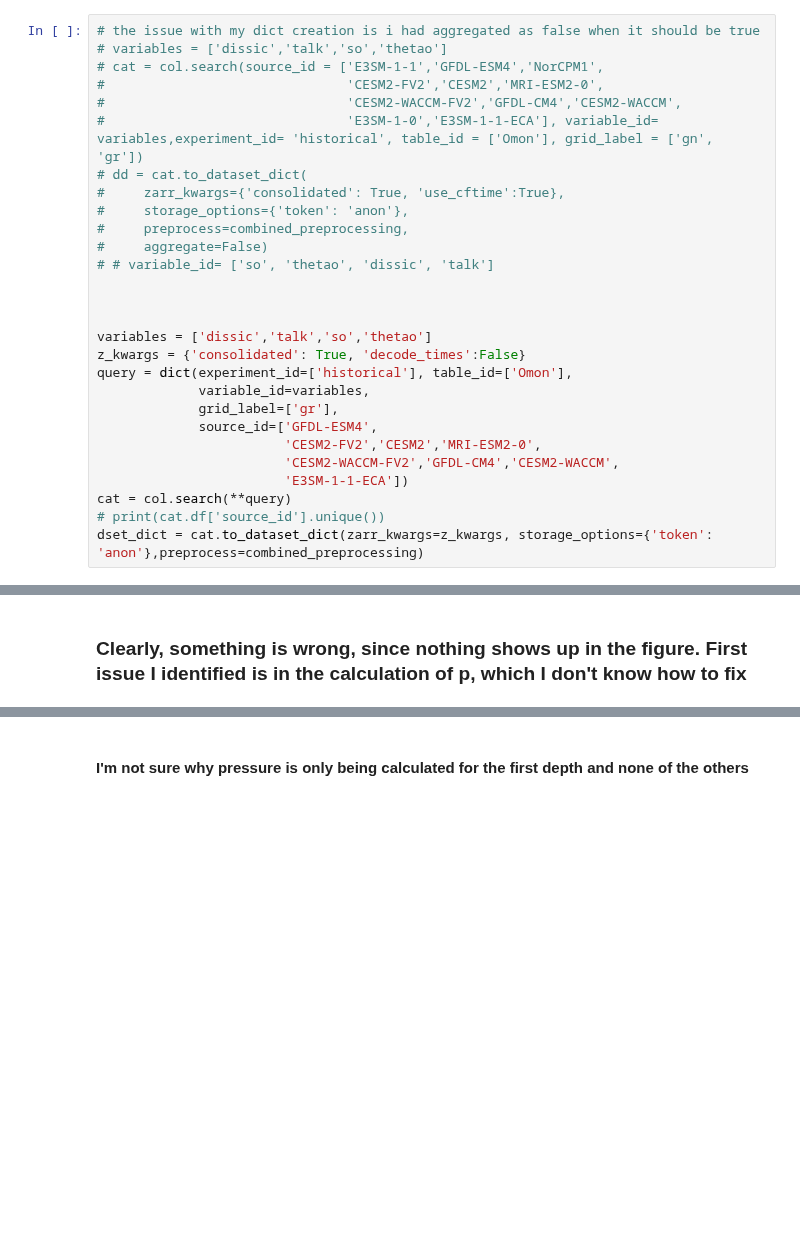
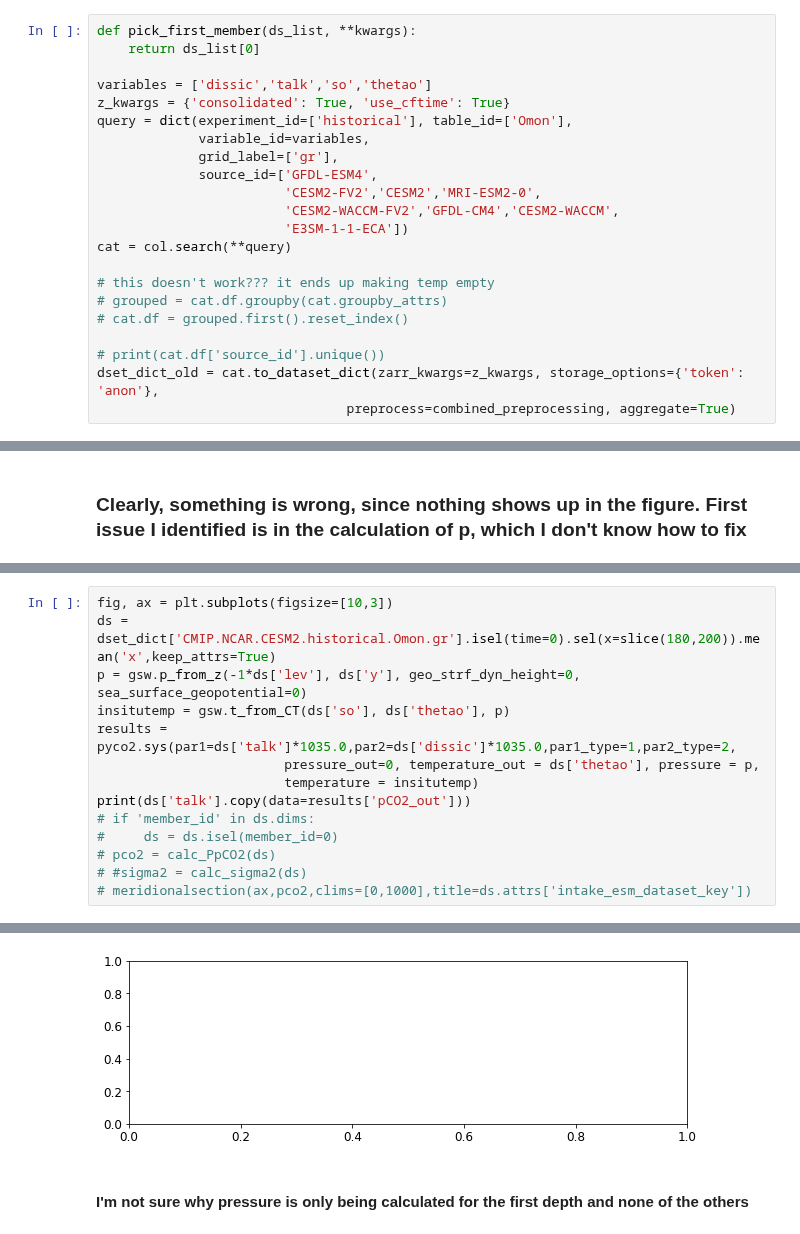
Before and after one commit to gmacgilchrist/seniorthesis, a Jupyter notebook: notebooks/pco2_calc.ipynb, the cells around one changed output, grey strips where cells are left out. Saved outputs shown, nothing was run; the diff lists cells and outputs as text; blank space fills up the shorter version.

```diff
--- a/notebooks/pco2_calc.ipynb
+++ b/notebooks/pco2_calc.ipynb
@@ -17,23 +20,11 @@ warnings.filterwarnings("ignore")
 # %%
 col = intake.open_esm_datastore("https://storage.googleapis.com/cmip6/pangeo-cmip6.json")
 # %%
-# the issue with my dict creation is i had aggregated as false when it should be true
-# variables = ['dissic','talk','so','thetao']
-# cat = col.search(source_id = ['E3SM-1-1','GFDL-ESM4','NorCPM1',
-#                               'CESM2-FV2','CESM2','MRI-ESM2-0',
-#                               'CESM2-WACCM-FV2','GFDL-CM4','CESM2-WACCM',
-#                               'E3SM-1-0','E3SM-1-1-ECA'], variable_id= variables,experiment_id= 'historical', table_id = ['Omon'], grid_label = ['gn', 'gr'])
-# dd = cat.to_dataset_dict(
-#     zarr_kwargs={'consolidated': True, 'use_cftime':True},
-#     storage_options={'token': 'anon'},
-#     preprocess=combined_preprocessing,
-#     aggregate=False)
-# # variable_id= ['so', 'thetao', 'dissic', 'talk']
-
-
+def pick_first_member(ds_list, **kwargs):
+    return ds_list[0]
 
 variables = ['dissic','talk','so','thetao']
-z_kwargs = {'consolidated': True, 'decode_times':False}
+z_kwargs = {'consolidated': True, 'use_cftime': True}
 query = dict(experiment_id=['historical'], table_id=['Omon'],
              variable_id=variables,
              grid_label=['gr'],
@@ -42,8 +33,14 @@ query = dict(experiment_id=['historical'], table_id=['Omon'],
                         'CESM2-WACCM-FV2','GFDL-CM4','CESM2-WACCM',
                         'E3SM-1-1-ECA'])
 cat = col.search(**query)
+
+# this doesn't work??? it ends up making temp empty
+# grouped = cat.df.groupby(cat.groupby_attrs)
+# cat.df = grouped.first().reset_index()
+
 # print(cat.df['source_id'].unique())
-dset_dict = cat.to_dataset_dict(zarr_kwargs=z_kwargs, storage_options={'token': 'anon'},preprocess=combined_preprocessing)
+dset_dict_old = cat.to_dataset_dict(zarr_kwargs=z_kwargs, storage_options={'token': 'anon'},
+                                preprocess=combined_preprocessing, aggregate=True)
 # %% [output]
 --> The keys in the returned dictionary of datasets are constructed as follows:
         'activity_id.institution_id.source_id.experiment_id.table_id.grid_label'
@@ -219,0 +263,15 @@ pres = calc_PpCO2(ds)
+# %%
+fig, ax = plt.subplots(figsize=[10,3])
+ds = dset_dict['CMIP.NCAR.CESM2.historical.Omon.gr'].isel(time=0).sel(x=slice(180,200)).mean('x',keep_attrs=True)
+p = gsw.p_from_z(-1*ds['lev'], ds['y'], geo_strf_dyn_height=0, sea_surface_geopotential=0)
+insitutemp = gsw.t_from_CT(ds['so'], ds['thetao'], p)
+results = pyco2.sys(par1=ds['talk']*1035.0,par2=ds['dissic']*1035.0,par1_type=1,par2_type=2,
+                        pressure_out=0, temperature_out = ds['thetao'], pressure = p,
+                        temperature = insitutemp)
+print(ds['talk'].copy(data=results['pCO2_out']))
+# if 'member_id' in ds.dims:
+#     ds = ds.isel(member_id=0)
+# pco2 = calc_PpCO2(ds)
+# #sigma2 = calc_sigma2(ds)
+# meridionalsection(ax,pco2,clims=[0,1000],title=ds.attrs['intake_esm_dataset_key'])
+# %% [output]
@@ -220,3 +295,4 @@ pres = calc_PpCO2(ds)
+[figure, added]
 # %% [markdown]
 #### I'm not sure why pressure is only being calculated for the first depth and none of the others
 # %%
```
Also changed, not shown: parts of 16 cells of this notebook.
